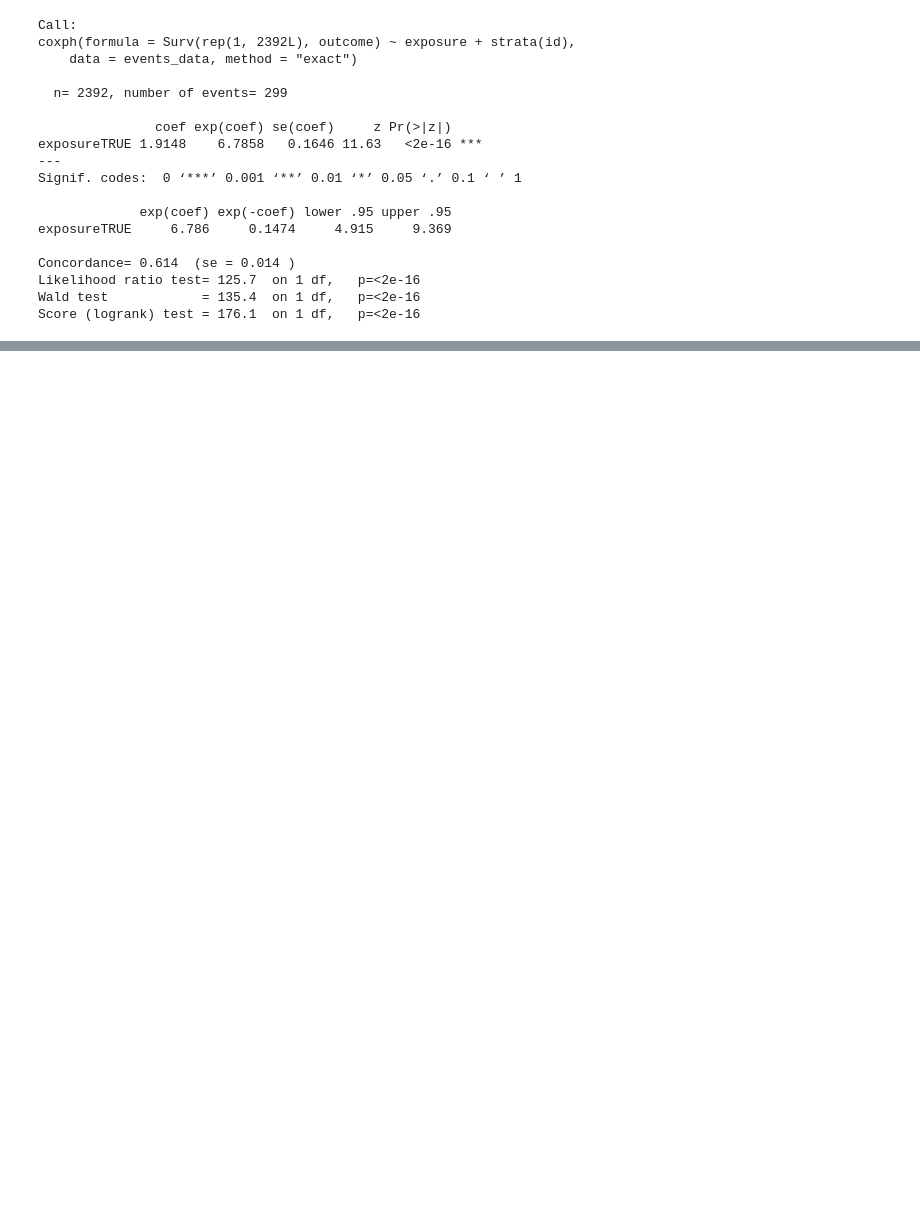
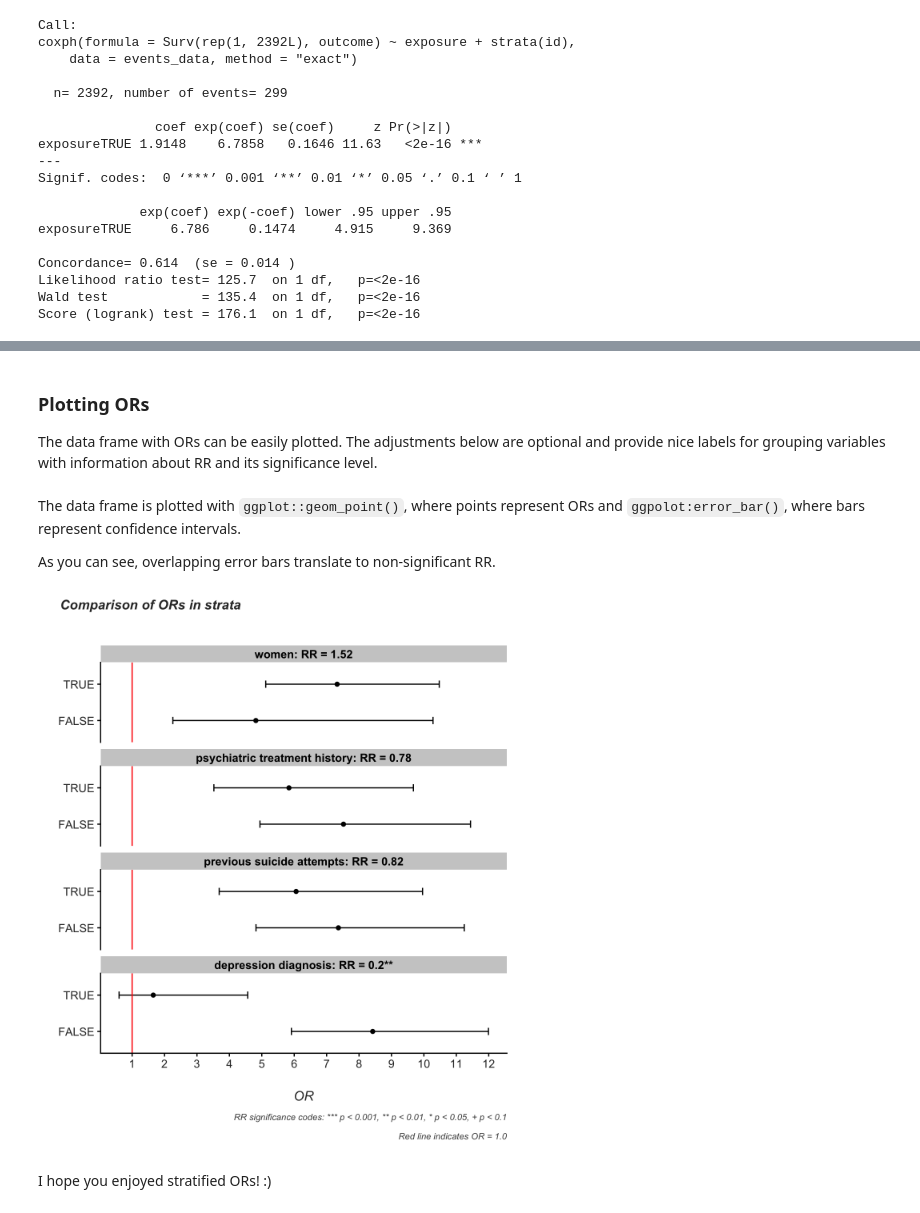
Before and after one commit to odmina/stratified, a Jupyter notebook: stratified.ipynb, the cells around one changed output, grey strips where cells are left out. Drawn from its saved outputs; the diff is of its cells as text; code cells hidden in the pictures; blank space fills up the shorter version.

Commit message:
stratified.ipynb was ran

```diff
--- a/stratified.ipynb
+++ b/stratified.ipynb
@@ -196,21 +418,16 @@ plot_grid(legend,
 # %%
-#function which returns OR with confidence intervals for specified goups
-#also returns RR with p value
-#takes dataset with so specified vars as an argument:
-  #outcome var is named outcome,
-  #exposure var is named exposure
-  #clogit strata var is named id
-#gouping_var is passed as a string
-
 ORs_in_groups <- function(dataset, grouping_var) {
   false_group <- clogit(outcome ~ exposure + strata(id),
     data = dataset %>% filter(!dataset[[grouping_var]]))
   true_group <- clogit(outcome ~ exposure + strata(id),
     data = dataset %>% filter(dataset[[grouping_var]]))
+
   full_model <- clogit(outcome ~ exposure*dataset[[grouping_var]] + strata(id),
   data = dataset)
+
   ORs <- data.frame(
-    group = paste0(grouping_var, c(":FALSE", ":TRUE")),
+    grouping_var = grouping_var,
+    grouping_var_level = c(FALSE, TRUE),
     OR = c(
       summary(false_group)$conf.int[ , "exp(coef)"],
       summary(true_group)$conf.int[ , "exp(coef)"]
@@ -226,12 +443,13 @@ ORs_in_groups <- function(dataset, grouping_var) {
     RR = rep(summary(full_model)$coefficients[3, "exp(coef)"], 2),
     RR_p_value = rep(summary(full_model)$coefficients[3, "Pr(>|z|)"], 2)
    )
+
   ORs <- ORs %>%
   mutate (RR_sig = case_when(
     RR_p_value < 0.1 & RR_p_value >= 0.05 ~ paste0("ns, p = ", round(RR_p_value, digits = 3)),
-    RR_p_value < 0.05 & RR_p_value >= 0.01 ~ "* p < 0.05",
-    RR_p_value < 0.01 & RR_p_value >= 0.001 ~ "** p < 0.01",
-    RR_p_value < 0.001 ~ "*** p < 0.001",
+    RR_p_value < 0.05 & RR_p_value >= 0.01 ~ "p < 0.05",
+    RR_p_value < 0.01 & RR_p_value >= 0.001 ~ "p < 0.01",
+    RR_p_value < 0.001 ~ "p < 0.001",
     TRUE ~ "ns"
     )) %>%
   mutate(stars = case_when(
@@ -240,5 +458,6 @@ ORs_in_groups <- function(dataset, grouping_var) {
     RR_p_value < 0.01 & RR_p_value >= 0.001 ~ "**",
     RR_p_value < 0.001 ~ "***",
     TRUE ~ ""))
+
   return(ORs)
 }
@@ -245,31 +484,37 @@ ORs_in_groups <- function(dataset, grouping_var) {
+# %% [markdown]
+### Plotting ORs
+
+The data frame with ORs can be easily plotted. The adjustments below are optional and provide nice labels for grouping variables with information about RR and its significance level.
 # %%
-women_ORs <- ORs_in_groups(events_data, "women")
-psychiatric_history_ORs <- ORs_in_groups(events_data, "psychiatric_history")
-depression_ORs <- ORs_in_groups(events_data, "depression")
-attempts_ORs <- ORs_in_groups(events_data, "attempts")
-stratified_ORs <- rbind(women_ORs, psychiatric_history_ORs, depression_ORs, attempts_ORs)
-stratified_ORs$grouping_var <- substring(stratified_ORs$group, 1, regexpr(":", stratified_ORs$group) - 1)
 stratified_ORs$grouping_var <- recode(stratified_ORs$grouping_var,
   "women" = "women",
   "psychiatric_history" = "psychiatric treatment history",
   "depression" = "depression diagnosis",
   "attempts" = "previous suicide attempts")
-stratified_ORs$grouping_var_level <- substring(stratified_ORs$group, regexpr(":", stratified_ORs$group) + 1)
+
 stratified_ORs <- stratified_ORs %>%
 mutate(grouping_var_rr = paste0(grouping_var,
   ": RR = ",
   round(RR, digits = 2),
   stars))
+# %% [markdown]
+The data frame is plotted with `ggplot::geom_point()`, where points represent ORs and `ggpolot:error_bar()`, where bars represent confidence intervals.
+
+As you can see, overlapping error bars translate to non-significant RR.
 # %%
 options(repr.plot.width = 6, repr.plot.height = 7)
 
 ggplot(data = stratified_ORs, aes(x = OR, y = grouping_var_level)) +
   geom_point() +
   geom_errorbar(aes(xmin = OR_lower_95, xmax = OR_upper_95), width = 0.2) +
   geom_vline(xintercept = 1, color = "red") +
   scale_x_continuous(breaks = seq(0, 12.5, by = 1)) +
   facet_wrap(~ grouping_var_rr, ncol = 1, as.table = FALSE) +
   theme(axis.title.y = element_blank()) +
   labs(title = "Comparison of ORs in strata",
     caption = "RR significance codes: *** p < 0.001, ** p < 0.01, * p < 0.05, + p < 0.1\n
-    Red line indicates OR = 1")
+    Red line indicates OR = 1.0")
+# %% [output]
+[figure, added]
+# %% [markdown]
+I hope you enjoyed stratified ORs! :)
```
Also changed, not shown: parts of 43 cells of this notebook.
